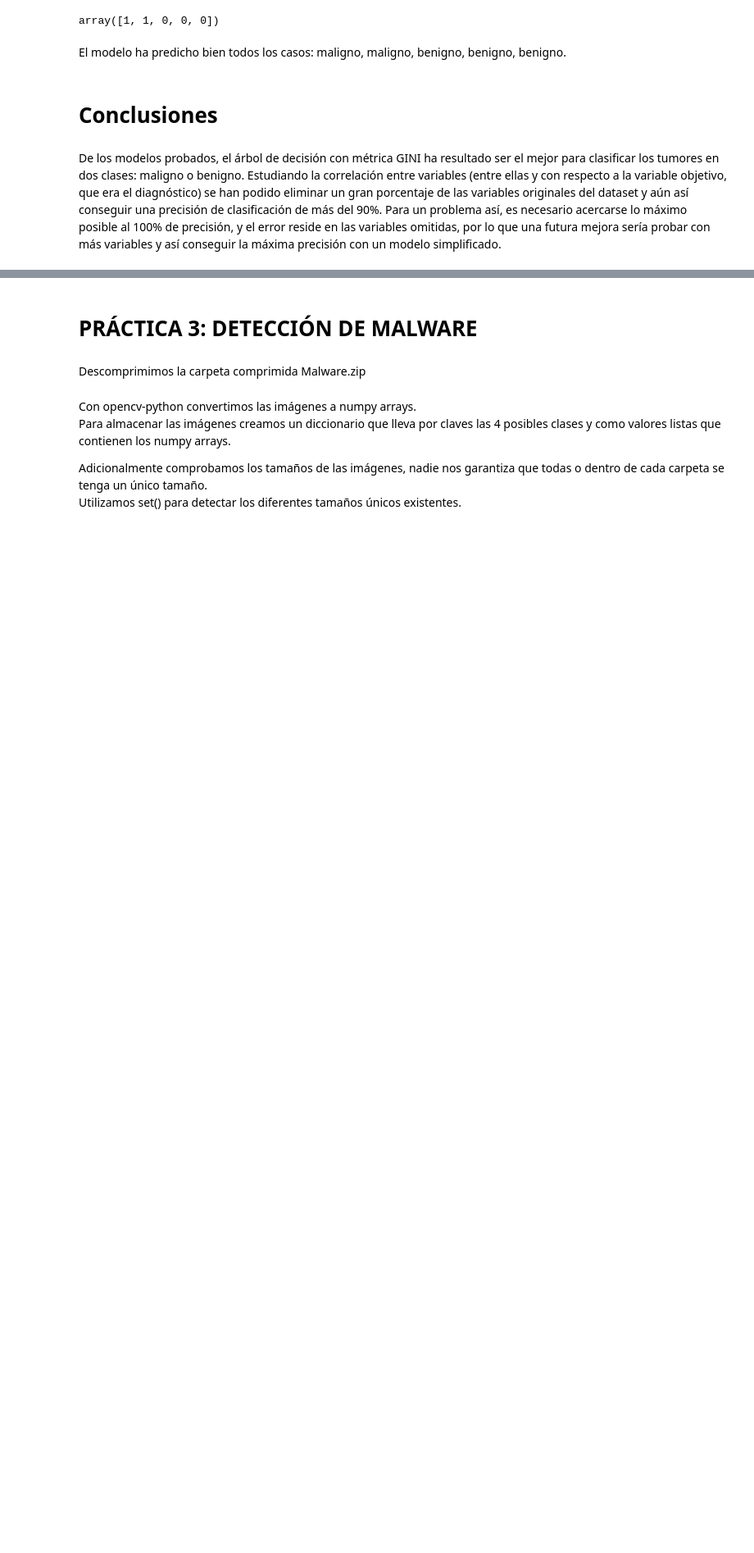
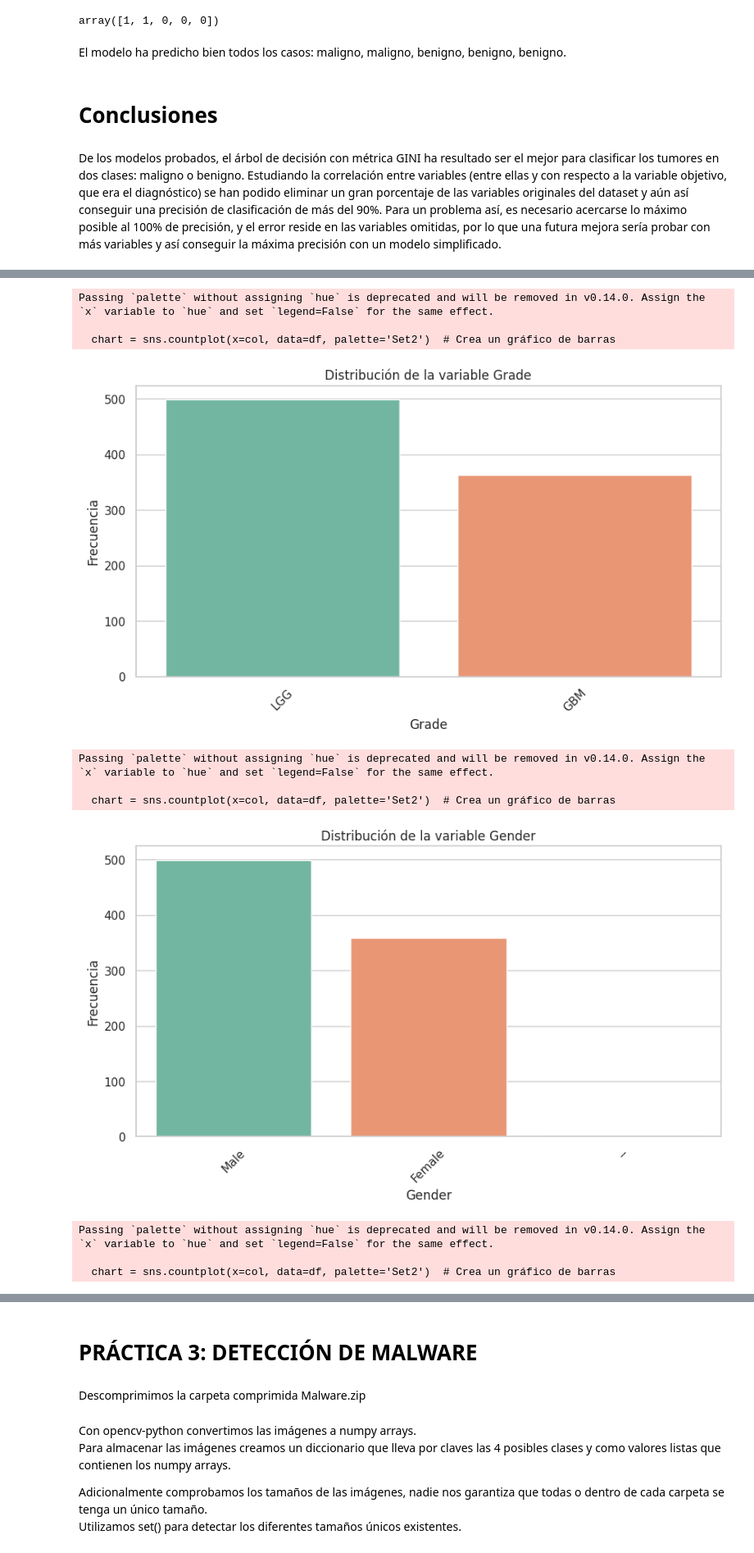
Before and after one commit to Alf-caput/LAB03_Clasificacion, a Jupyter notebook: LAB03_Clasificacion_entrega.ipynb, the cells around one changed output, grey strips where cells are left out. Shown at 82% size. Drawn from its saved outputs; the diff is of its cells as text; code cells hidden in the pictures; blank space fills up the shorter version.

```diff
--- a/LAB03_Clasificacion_entrega.ipynb
+++ b/LAB03_Clasificacion_entrega.ipynb
@@ -476,0 +508,3 @@ De los modelos probados, el árbol de decisión con métrica GINI ha resultado s
+# %%
+df = pd.read_csv("TCGA.csv", sep = ",")
+df.head()
@@ -476,0 +554,3 @@ De los modelos probados, el árbol de decisión con métrica GINI ha resultado s
+# %%
+# Eliminar columnas no necesarias para el modelo
+df.drop(['Project', 'Case_ID'], axis=1, inplace=True)
@@ -476,0 +561,34 @@ De los modelos probados, el árbol de decisión con métrica GINI ha resultado s
+# %%
+
+# Selecciona solo las columnas categóricas
+categorical_cols = df.select_dtypes(include=['object']).columns
+
+# Configura el estilo visual de los gráficos
+sns.set(style="whitegrid")
+
+# Crea un gráfico de barras para cada variable categórica
+for col in categorical_cols:
+    plt.figure(figsize=(10, 5))  # Define el tamaño de la figura
+    chart = sns.countplot(x=col, data=df, palette='Set2')  # Crea un gráfico de barras
+    plt.title(f'Distribución de la variable {col}')
+    plt.xticks(rotation=45)  # Rota las etiquetas del eje x para mejorar la legibilidad
+    plt.xlabel(col)  # Etiqueta del eje x
+    plt.ylabel('Frecuencia')  # Etiqueta del eje y
+
+    # Mejora en la visualización de las etiquetas si son muchas
+    for item in chart.get_xticklabels():
+        item.set_rotation(45)  # Rota cada etiqueta para evitar superposición
+
+    plt.show()
+# %% [output]
+Passing `palette` without assigning `hue` is deprecated and will be removed in v0.14.0. Assign the `x` variable to `hue` and set `legend=False` for the same effect.
+
+  chart = sns.countplot(x=col, data=df, palette='Set2')  # Crea un gráfico de barras
+[figure, added]
+Passing `palette` without assigning `hue` is deprecated and will be removed in v0.14.0. Assign the `x` variable to `hue` and set `legend=False` for the same effect.
+
+  chart = sns.countplot(x=col, data=df, palette='Set2')  # Crea un gráfico de barras
+[figure, added]
+Passing `palette` without assigning `hue` is deprecated and will be removed in v0.14.0. Assign the `x` variable to `hue` and set `legend=False` for the same effect.
+
+  chart = sns.countplot(x=col, data=df, palette='Set2')  # Crea un gráfico de barras
```
Also changed, not shown: parts of 30 cells of this notebook, 2 other files.
